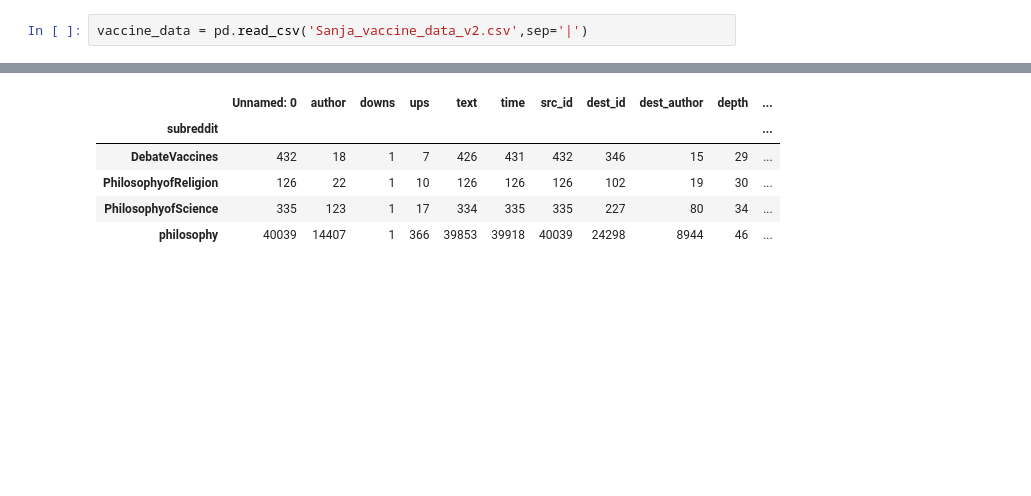
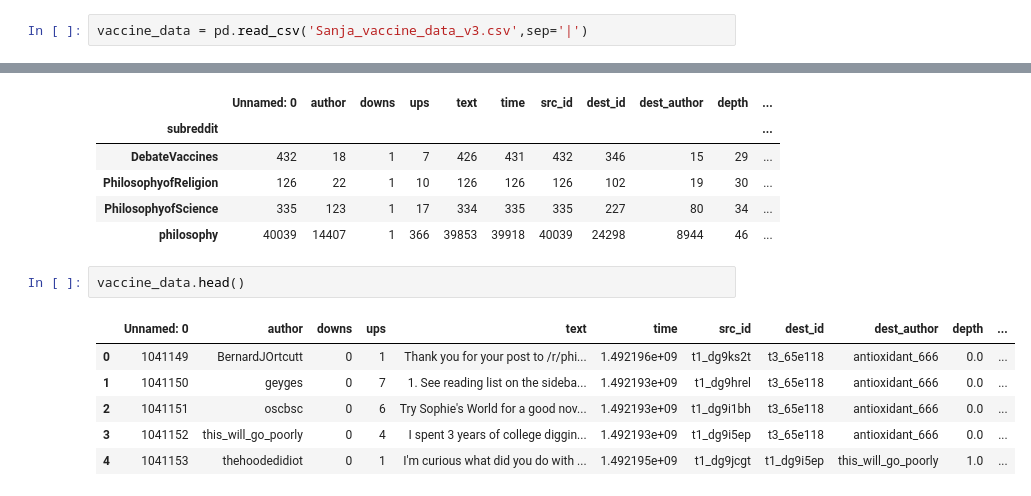
Before and after one commit to sagarjoglekar/redditTools, a Jupyter notebook: Notebooks/createGraphForSubreddits.ipynb, the cells around one changed output, grey strips where cells are left out. Cells and saved outputs as stored; diff of their text form; blank space fills up the shorter version.

```diff
--- a/Notebooks/createGraphForSubreddits.ipynb
+++ b/Notebooks/createGraphForSubreddits.ipynb
@@ -24,5 +24,5 @@ vaccine_data.to_csv('Sanja_vaccine_data_v2.csv',sep='|')
 # %%
-vaccine_data = pd.read_csv('Sanja_vaccine_data_v2.csv',sep='|')
+vaccine_data = pd.read_csv('Sanja_vaccine_data_v3.csv',sep='|')
 # %%
 vaccine_data.groupby('subreddit').nunique()
 # %% [output]
@@ -32,3 +32,12 @@ vaccine_data.groupby('subreddit').nunique()
 | PhilosophyofReligion | 126 | 22 | 1 | 10 | 126 | 126 | 126 | 102 | 19 | 30 | ... |
 | PhilosophyofScience | 335 | 123 | 1 | 17 | 334 | 335 | 335 | 227 | 80 | 34 | ... |
 | philosophy | 40039 | 14407 | 1 | 366 | 39853 | 39918 | 40039 | 24298 | 8944 | 46 | ... |
+# %%
+vaccine_data.head()
+# %% [output]
+|  | Unnamed: 0 | author | downs | ups | text | time | src_id | dest_id | dest_author | depth | ... |
+| 0 | 1041149 | BernardJOrtcutt | 0 | 1 | Thank you for your post to /r/phi... | 1.492196e+09 | t1_dg9ks2t | t3_65e118 | antioxidant_666 | 0.0 | ... |
+| 1 | 1041150 | geyges | 0 | 7 | 1. See reading list on the sideba... | 1.492193e+09 | t1_dg9hrel | t3_65e118 | antioxidant_666 | 0.0 | ... |
+| 2 | 1041151 | oscbsc | 0 | 6 | Try Sophie's World for a good nov... | 1.492193e+09 | t1_dg9i1bh | t3_65e118 | antioxidant_666 | 0.0 | ... |
+| 3 | 1041152 | this_will_go_poorly | 0 | 4 | I spent 3 years of college diggin... | 1.492193e+09 | t1_dg9i5ep | t3_65e118 | antioxidant_666 | 0.0 | ... |
+| 4 | 1041153 | thehoodedidiot | 0 | 1 | I'm curious what did you do with ... | 1.492195e+09 | t1_dg9jcgt | t1_dg9i5ep | this_will_go_poorly | 1.0 | ... |
```
Also changed, not shown: parts of 2 cells of this notebook, 5 other files.
